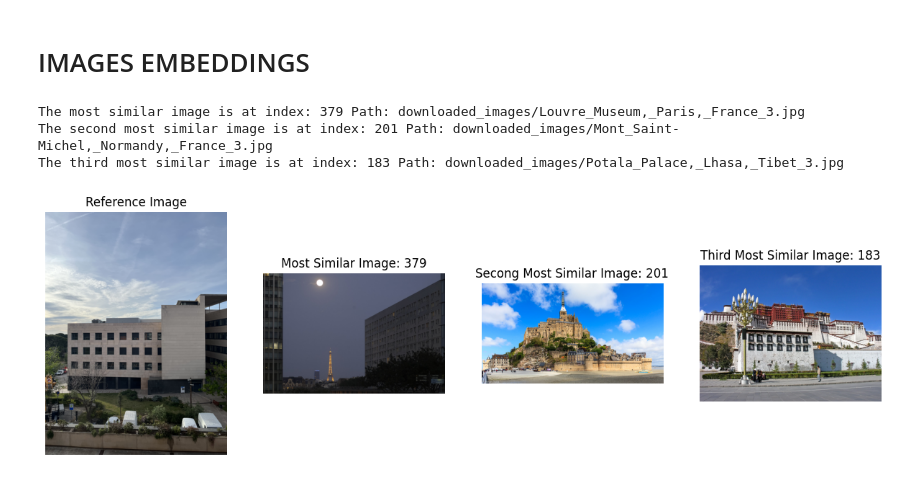
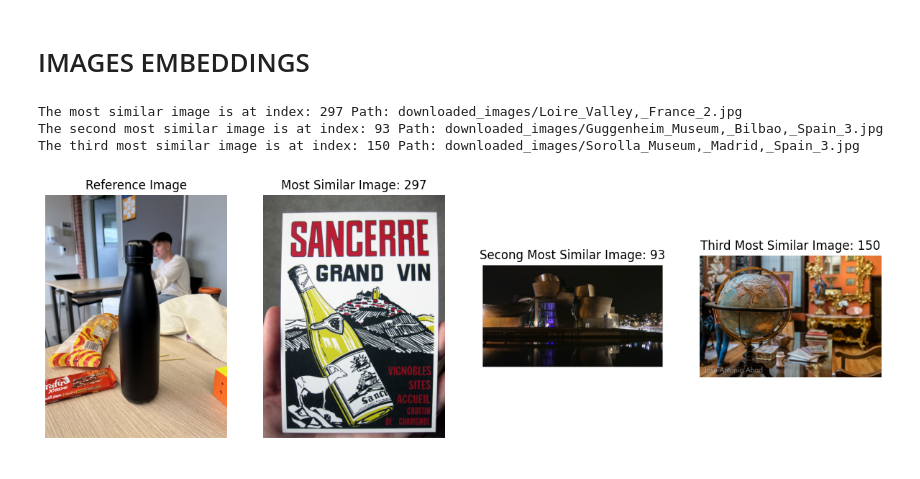
Before and after one commit to nuriallfe/hackupc-2024, a Jupyter notebook: baiges/baiges.ipynb, the cells around one changed output. Cells and saved outputs as stored; diff of their text form; code cells hidden in the pictures.

Commit message:
UPD images

```diff
--- a/baiges/baiges.ipynb
+++ b/baiges/baiges.ipynb
@@ -401,7 +401,7 @@ model = models.resnet18(pretrained=True)
 model.eval()
 
 # Extract the embeddings of the images
-reference_image_path = "uni.jpg"
+reference_image_path = "ampolla.jpg"
 image_list_paths = glob.glob("downloaded_images/*.jpg")
 
 reference_image = load_image(reference_image_path)
@@ -420,34 +420,34 @@ print("The third most similar image is at index:", most_similar_index[2], "Path:
 
 import matplotlib.pyplot as plt
 
 fig, axs = plt.subplots(1, 4, figsize=(15, 5))
 
 # Load and plot the reference image
 reference_image = Image.open(reference_image_path)
 axs[0].imshow(reference_image)
 axs[0].set_title("Reference Image")
 axs[0].axis('off')
 
 # Load and plot the most similar image
 most_similar_image = Image.open(image_list_paths[most_similar_index[0]])
 axs[1].imshow(most_similar_image)
 axs[1].set_title(f'Most Similar Image: {most_similar_index[0]}')
 axs[1].axis('off')
 
 # Load and plot the second most similar image
 second_most_similar_image = Image.open(image_list_paths[most_similar_index[1]])
 axs[2].imshow(second_most_similar_image)
 axs[2].set_title(f'Secong Most Similar Image: {most_similar_index[1]}')
 axs[2].axis('off')
 
 # Load and plot the third most similar image
 third_most_similar_image = Image.open(image_list_paths[most_similar_index[2]])
 axs[3].imshow(third_most_similar_image)
 axs[3].set_title(f'Third Most Similar Image: {most_similar_index[2]}')
 axs[3].axis('off')
 plt.show()
 # %% [output]
-The most similar image is at index: 379 Path: downloaded_images/Louvre_Museum,_Paris,_France_3.jpg
-The second most similar image is at index: 201 Path: downloaded_images/Mont_Saint-Michel,_Normandy,_France_3.jpg
-The third most similar image is at index: 183 Path: downloaded_images/Potala_Palace,_Lhasa,_Tibet_3.jpg
+The most similar image is at index: 297 Path: downloaded_images/Loire_Valley,_France_2.jpg
+The second most similar image is at index: 93 Path: downloaded_images/Guggenheim_Museum,_Bilbao,_Spain_3.jpg
+The third most similar image is at index: 150 Path: downloaded_images/Sorolla_Museum,_Madrid,_Spain_3.jpg
-[figure, old version]
+[figure, new version]
```
Also changed, not shown: 4 other files.
